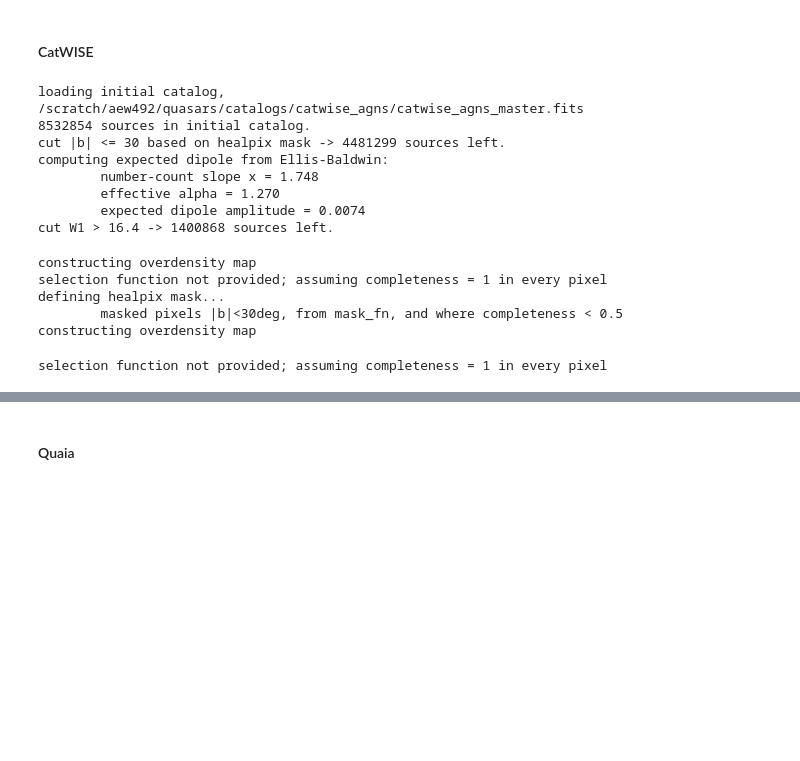
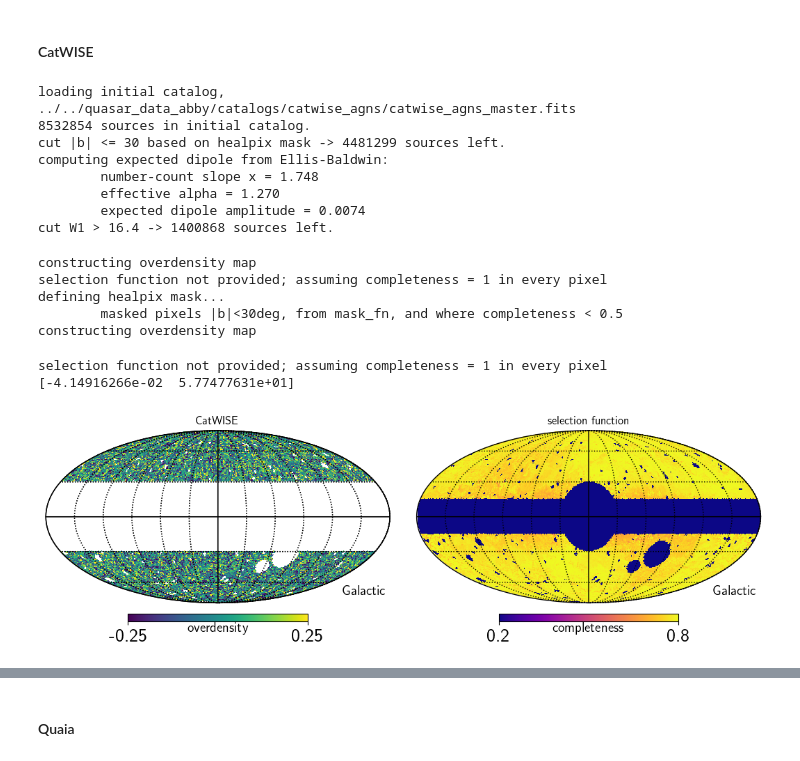
Before and after one commit to abbyw24/lss-dipoles, a Jupyter notebook: notebooks/2024-06-05_pseudo-Cells.ipynb, the cells around one changed output, grey strips where cells are left out. Drawn from its saved outputs; the diff is of its cells as text; code cells hidden in the pictures; blank space fills up the shorter version.

```diff
--- a/notebooks/2024-06-05_pseudo-Cells.ipynb
+++ b/notebooks/2024-06-05_pseudo-Cells.ipynb
@@ -78,19 +78,20 @@ max_ell = 8  # max ell to fit
 #### CatWISE
 # %%
 # instantiate dipole object:
-d = QSOSample(initial_catfn=os.path.join(catdir, 'catwise_agns/catwise_agns_master.fits'),
+d_catwise = QSOSample(initial_catfn=os.path.join(catdir, 'catwise_agns/catwise_agns_master.fits'),
               mask_fn=mask_fn,
               mag='W1', maglim=16.4,
               #basedir=basedir,
               blim=30)
-d.cut_galactic_plane_hpx()  # cuts all sources with |b|<blim from the working source table
+d_catwise.cut_galactic_plane_hpx()  # cuts all sources with |b|<blim from the working source table
 
 # get the expected dipole amplitude (before we make the magnitude cut at maglim, so we can compute the number-count slope)
-expected_dipamp_catwise = ellisbaldwin.compute_expected_dipole_wise(d.table, maglimit=d.maglim,
+expected_dipamp_catwise = ellisbaldwin.compute_expected_dipole_wise(d_catwise.table,
+                                                                    maglimit=d_catwise.maglim,
                                                             min_w1=16., max_w1=16.5)  # reasonable min and max around the magnitude limit
-d.cut_mag()  # now we cut all sources fainter than the input magnitude limit
+d_catwise.cut_mag()  # now we cut all sources fainter than the input magnitude limit
 # %% [output]
-loading initial catalog, /scratch/aew492/quasars/catalogs/catwise_agns/catwise_agns_master.fits
+loading initial catalog, ../../quasar_data_abby/catalogs/catwise_agns/catwise_agns_master.fits
 8532854 sources in initial catalog.
 cut |b| <= 30 based on healpix mask -> 4481299 sources left.
 computing expected dipole from Ellis-Baldwin:
@@ -102,16 +103,14 @@ cut W1 > 16.4 -> 1400868 sources left.
 # at the healpix level:
 
 # load selection function
-# selfunc_catwise = d.get_selfunc(os.path.join(catdir, 'catwise_agns/selfuncs',
-#                                             f'selection_function_NSIDE{d.NSIDE}_catwise_pluszodis.fits'))
-selfunc_catwise = d.get_selfunc(os.path.join(selfuncdir_catwise,
-                                            f'selection_function_NSIDE{d.NSIDE}_catwise_pluszodis.fits'))
+selfunc_catwise = d_catwise.get_selfunc(os.path.join(selfuncdir_catwise,
+                                            f'selection_function_NSIDE{d_catwise.NSIDE}_catwise_pluszodis.fits'))
 
 # construct overdensity map with no selection function
-overdensity_map_catwise = d.construct_overdensity_map(selfunc=None)
+overdensity_map_catwise = d_catwise.construct_overdensity_map(selfunc=None)
 
 # and with the selection function
-overdensity_map_sf_catwise = d.construct_overdensity_map(selfunc=selfunc_catwise)
+overdensity_map_sf_catwise = d_catwise.construct_overdensity_map(selfunc=selfunc_catwise)
 # %% [output]
 constructing overdensity map
 selection function not provided; assuming completeness = 1 in every pixel
@@ -121,15 +120,16 @@ constructing overdensity map
 # %%
 # for CatWISE, we also want to correct for a density trend in ecliptic latitude, to match Secrest:
 # get the ecliptic latitudes of each healpixel
-lon, lat = hp.pix2ang(d.NSIDE, np.arange(hp.nside2npix(d.NSIDE)), lonlat=True)
+lon, lat = hp.pix2ang(d_catwise.NSIDE, np.arange(hp.nside2npix(d_catwise.NSIDE)), lonlat=True)
 elat = SkyCoord(lon * u.deg, lat * u.deg, frame='icrs').geocentrictrueecliptic.lat
 
 # construct the masked datamap
-masked_datamap = d.construct_masked_datamap(selfunc=None, return_map=True)
+masked_datamap = d_catwise.construct_masked_datamap(selfunc=None, return_map=True)
 
 # fit a line: density vs elat
 idx = ~np.isnan(elat) & ~np.isnan(masked_datamap)
 p = np.polyfit(np.abs(elat)[idx], masked_datamap[idx], deg=1)
+print(p)
 # correct the densities and fit to the corrected densities
 map_elatcorr = masked_datamap - np.polyval(p, np.abs(elat.value)) + p[1]
 p_corr = np.polyfit(np.abs(elat)[idx], map_elatcorr[idx], deg=1) # in case we want to check the corrected trend
@@ -137,3 +137,15 @@ p_corr = np.polyfit(np.abs(elat)[idx], map_elatcorr[idx], deg=1) # in case we wa
 overdensity_map_elat_catwise = map_elatcorr / np.nanmean(map_elatcorr) - 1
 # %% [output]
 selection function not provided; assuming completeness = 1 in every pixel
+[-4.14916266e-02  5.77477631e+01]
+# %%
+# plot
+fig = plt.figure(figsize=(16,3))
+hp.mollview(overdensity_map_sf_catwise, coord=['C','G'], min=-0.25, max=0.25, badcolor='w', fig=fig, sub=(1,3,1),
+            unit='overdensity', title=f'CatWISE')
+hp.graticule()
+hp.mollview(selfunc_catwise, coord=['C','G'], min=0.2, max=0.8, badcolor='w', fig=fig, sub=(1,3,2), cmap='plasma',
+            unit='completeness', title=f'selection function')
+hp.graticule()
+# %% [output]
+[figure, added]
```
Also changed, not shown: parts of 103 cells of this notebook.
